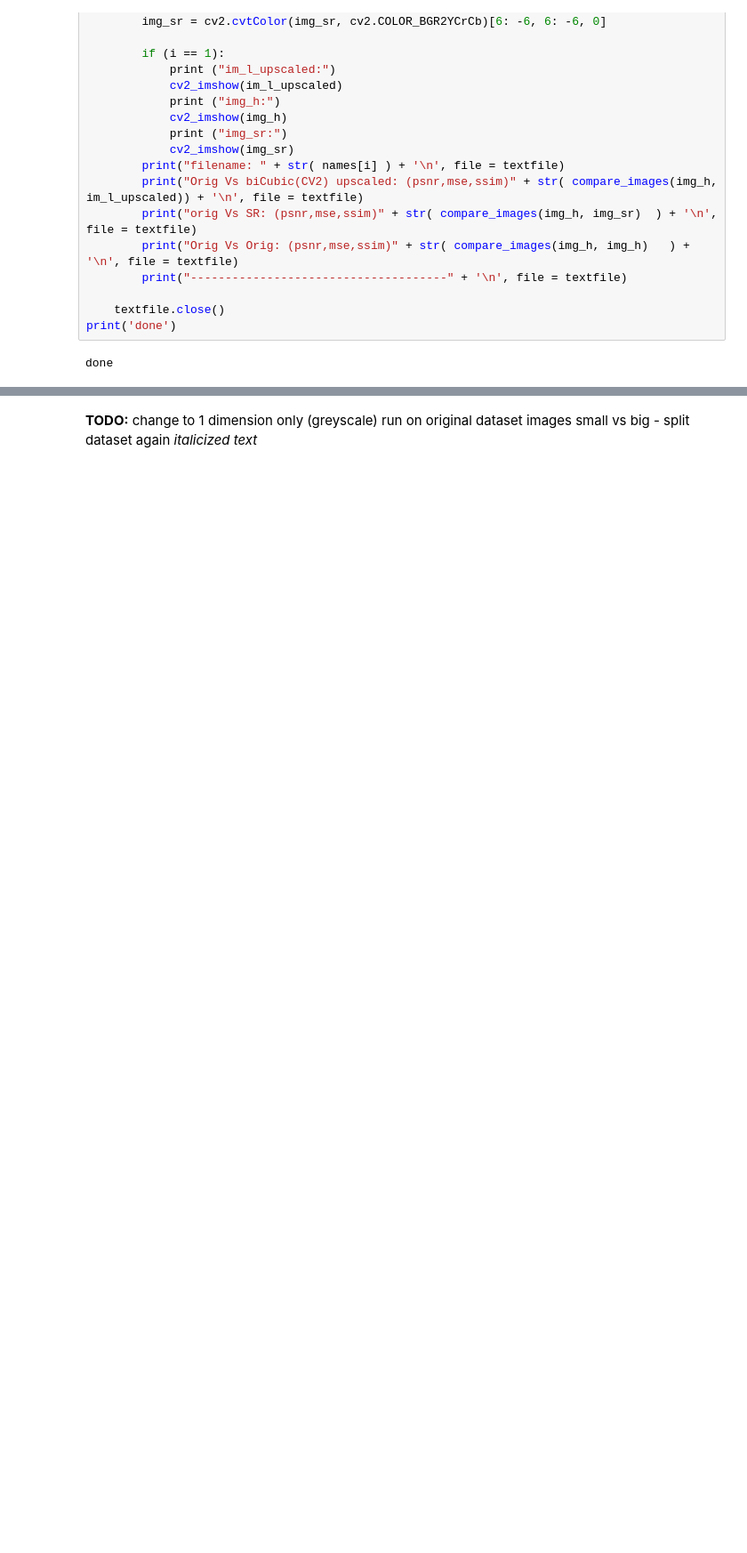
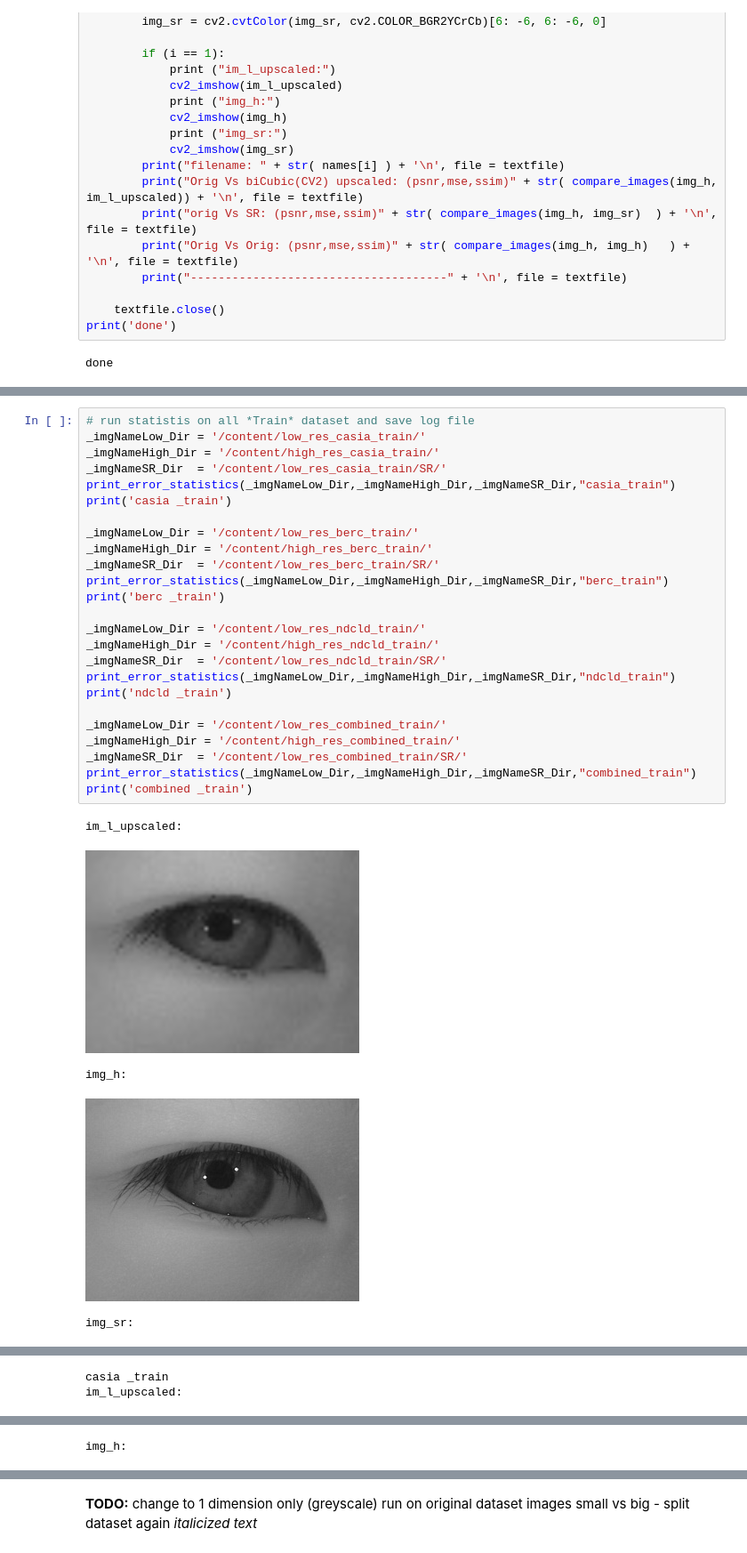
Before and after one commit to artiumb/IRIS_SR_CNN, a Jupyter notebook: SRCNN_Keras.ipynb, the cells around one changed output, grey strips where cells are left out. Shown at 89% size. Drawn from its saved outputs; the diff is of its cells as text; blank space fills up the shorter version.

```diff
--- a/SRCNN_Keras.ipynb
+++ b/SRCNN_Keras.ipynb
@@ -943,0 +993,31 @@ img_sr:
+# %%
+# run statistis on all *Train* dataset and save log file
+_imgNameLow_Dir = '/content/low_res_casia_train/'
+_imgNameHigh_Dir = '/content/high_res_casia_train/'
+_imgNameSR_Dir  = '/content/low_res_casia_train/SR/'
+print_error_statistics(_imgNameLow_Dir,_imgNameHigh_Dir,_imgNameSR_Dir,"casia_train")
+print('casia _train')
+
+_imgNameLow_Dir = '/content/low_res_berc_train/'
+_imgNameHigh_Dir = '/content/high_res_berc_train/'
+_imgNameSR_Dir  = '/content/low_res_berc_train/SR/'
+print_error_statistics(_imgNameLow_Dir,_imgNameHigh_Dir,_imgNameSR_Dir,"berc_train")
+print('berc _train')
+
+_imgNameLow_Dir = '/content/low_res_ndcld_train/'
+_imgNameHigh_Dir = '/content/high_res_ndcld_train/'
+_imgNameSR_Dir  = '/content/low_res_ndcld_train/SR/'
+print_error_statistics(_imgNameLow_Dir,_imgNameHigh_Dir,_imgNameSR_Dir,"ndcld_train")
+print('ndcld _train')
+
+_imgNameLow_Dir = '/content/low_res_combined_train/'
+_imgNameHigh_Dir = '/content/high_res_combined_train/'
+_imgNameSR_Dir  = '/content/low_res_combined_train/SR/'
+print_error_statistics(_imgNameLow_Dir,_imgNameHigh_Dir,_imgNameSR_Dir,"combined_train")
+print('combined _train')
+# %% [output]
+im_l_upscaled:
+[figure, added]
+img_h:
+[figure, added]
+img_sr:
@@ -943,0 +1025,2 @@ img_sr:
+casia _train
+im_l_upscaled:
@@ -943,0 +1028 @@ img_sr:
+img_h:
```
Also changed, not shown: parts of 8 cells of this notebook.
